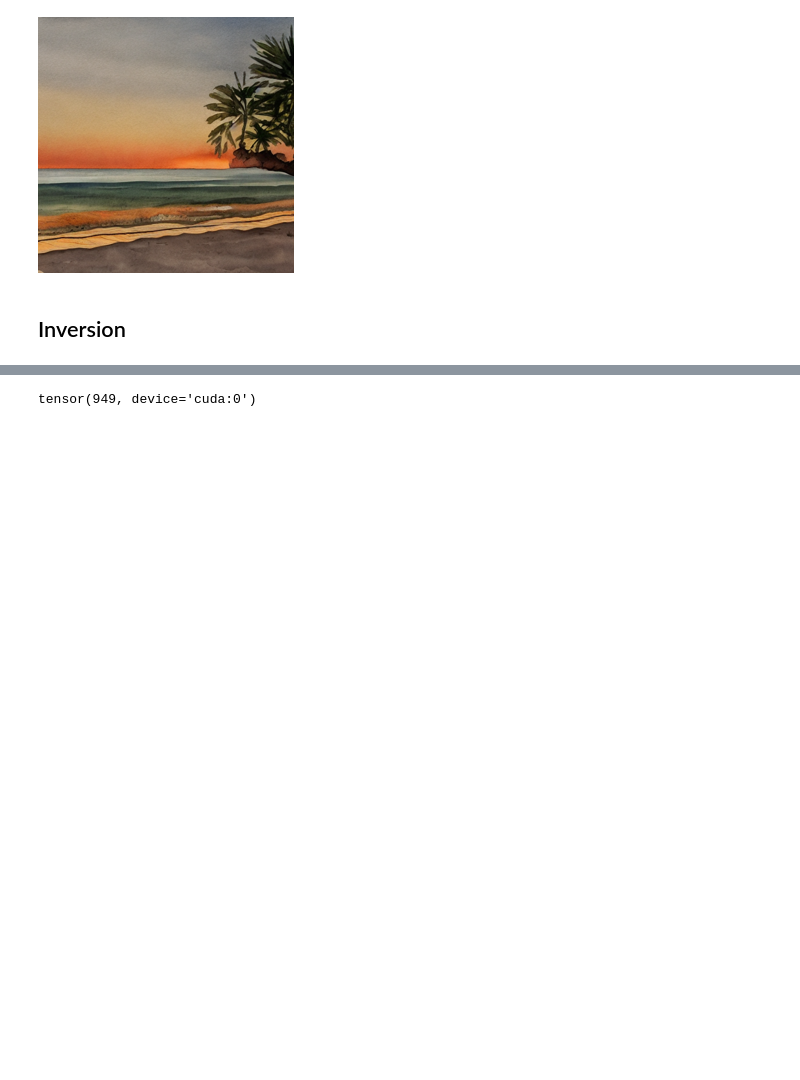
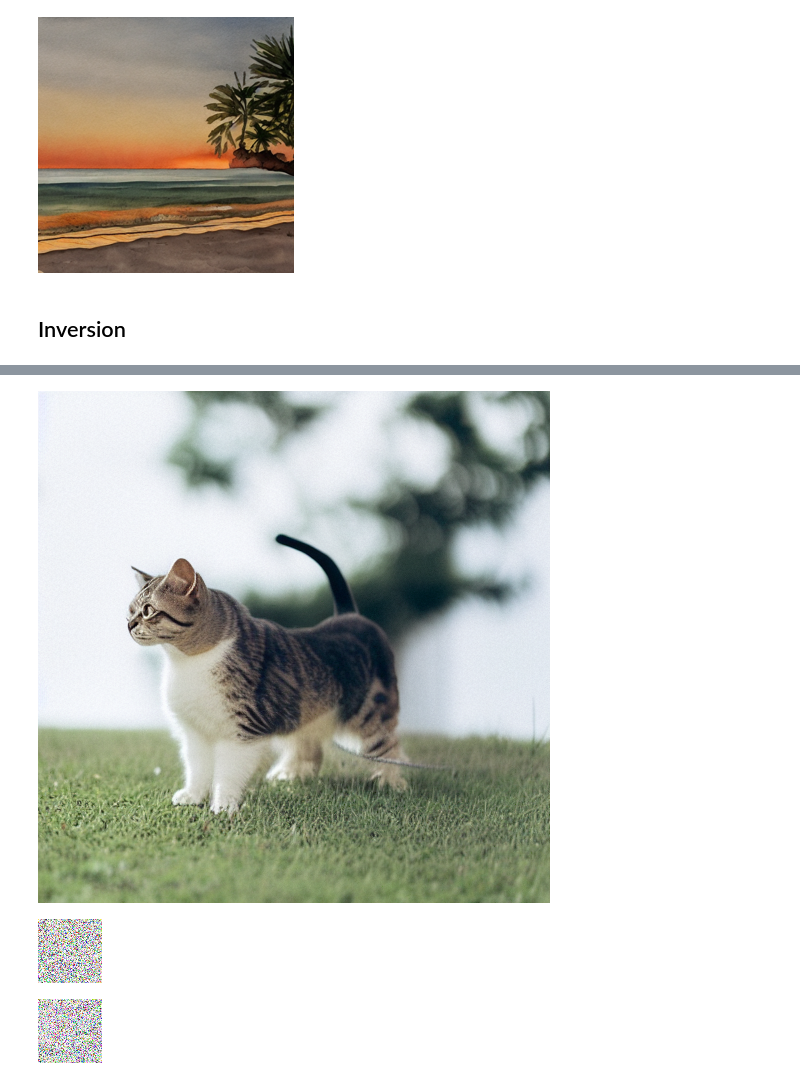
Before and after one commit to matteopilotto/diffusion-models-class, a Jupyter notebook: unit4/01_ddim_inversion_mp.ipynb, the cells around one changed output, grey strips where cells are left out. Saved outputs shown, nothing was run; the diff lists cells and outputs as text; code cells hidden in the pictures; blank space fills up the shorter version.

```diff
--- a/unit4/01_ddim_inversion_mp.ipynb
+++ b/unit4/01_ddim_inversion_mp.ipynb
@@ -307,6 +321,23 @@ for i in tqdm(range(1, num_inference_steps), total=num_inference_steps-1):
 # %%
-timesteps[79]
+start_step = 10
+new_prompt = input_image_prompt.replace('puppy', 'cat')
+
+sample(
+    new_prompt,
+    start_latents=inverted_latents[-(start_step + 1)][None],
+    # start_latents=inverted_latents[start_step-1][None],
+    start_step=start_step,
+    num_inference_steps=50
+)[0]
 # %% [output]
-tensor(949, device='cuda:0')
+[figure, added]
+# %%
+tfms.functional.to_pil_image(inverted_latents[-(start_step + 1)].cpu())
+# %% [output]
+[figure, added]
+# %%
+tfms.functional.to_pil_image(inverted_latents[0].cpu())
+# %% [output]
+[figure, added]
 # %%
 1000 // 18
```
Also changed, not shown: parts of 9 cells of this notebook.
